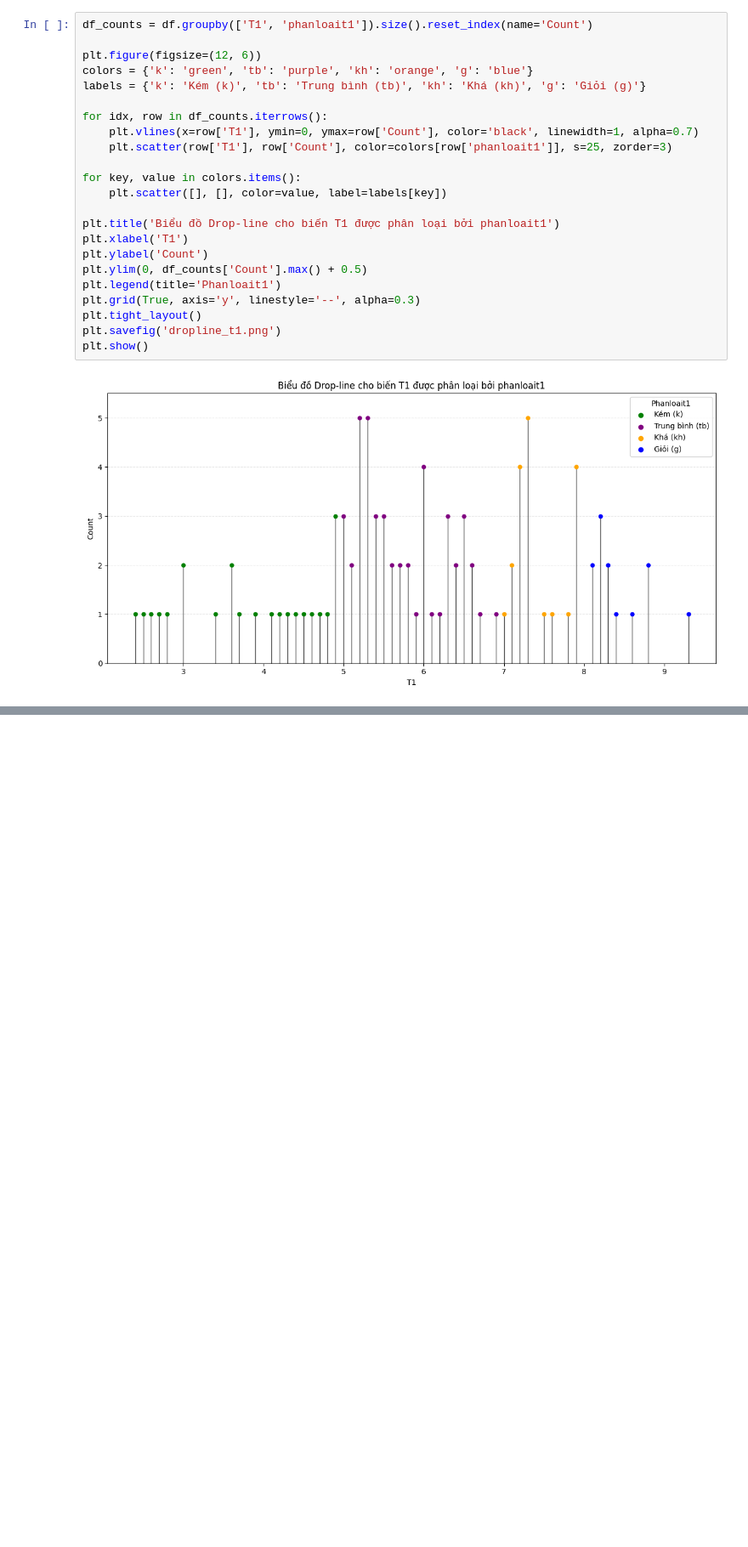
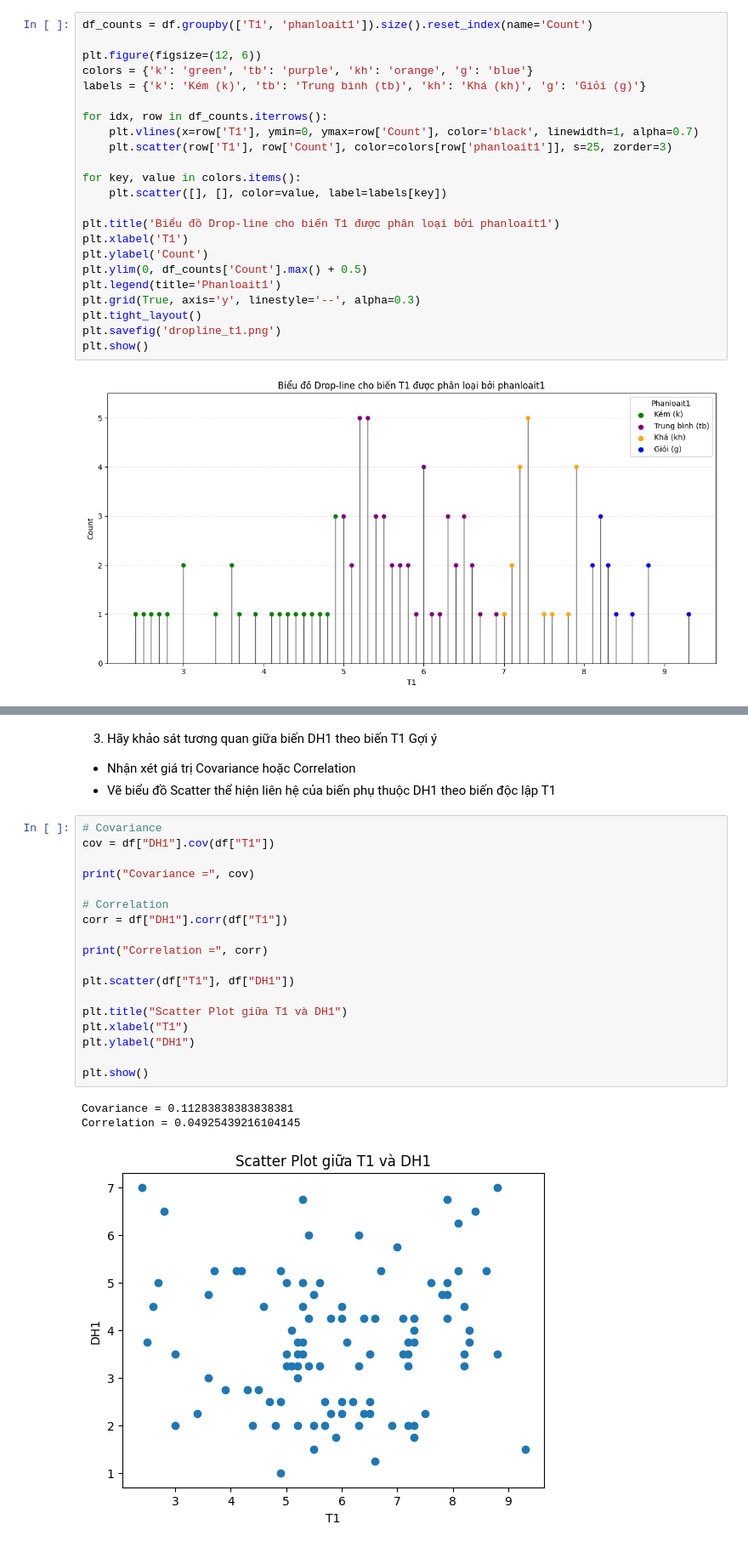
Before and after one commit to huyyeutim/huy.nhap-mon-du-lieu-va-hoc-sau, a Jupyter notebook: TranGiaHuy_2474802010150_lab2/Lab02_28-5.ipynb, the cells around one changed output, grey strips where cells are left out. Shown at 85% size. Saved outputs shown, nothing was run; the diff lists cells and outputs as text; blank space fills up the shorter version.

```diff
--- a/TranGiaHuy_2474802010150_lab2/Lab02_28-5.ipynb
+++ b/TranGiaHuy_2474802010150_lab2/Lab02_28-5.ipynb
@@ -513,0 +798,27 @@ plt.show()
+# %% [markdown]
+3. Hãy khảo sát tương quan giữa biến DH1 theo biến T1
+Gợi ý
+- Nhận xét giá trị Covariance hoặc Correlation
+- Vẽ biểu đồ Scatter thể hiện liên hệ của biến phụ thuộc DH1 theo biến độc lập T1
+# %%
+# Covariance
+cov = df["DH1"].cov(df["T1"])
+
+print("Covariance =", cov)
+
+# Correlation
+corr = df["DH1"].corr(df["T1"])
+
+print("Correlation =", corr)
+
+plt.scatter(df["T1"], df["DH1"])
+
+plt.title("Scatter Plot giữa T1 và DH1")
+plt.xlabel("T1")
+plt.ylabel("DH1")
+
+plt.show()
+# %% [output]
+Covariance = 0.11283838383838381
+Correlation = 0.04925439216104145
+[figure, added]
```
Also changed, not shown: parts of 8 cells of this notebook, 3 other files.
